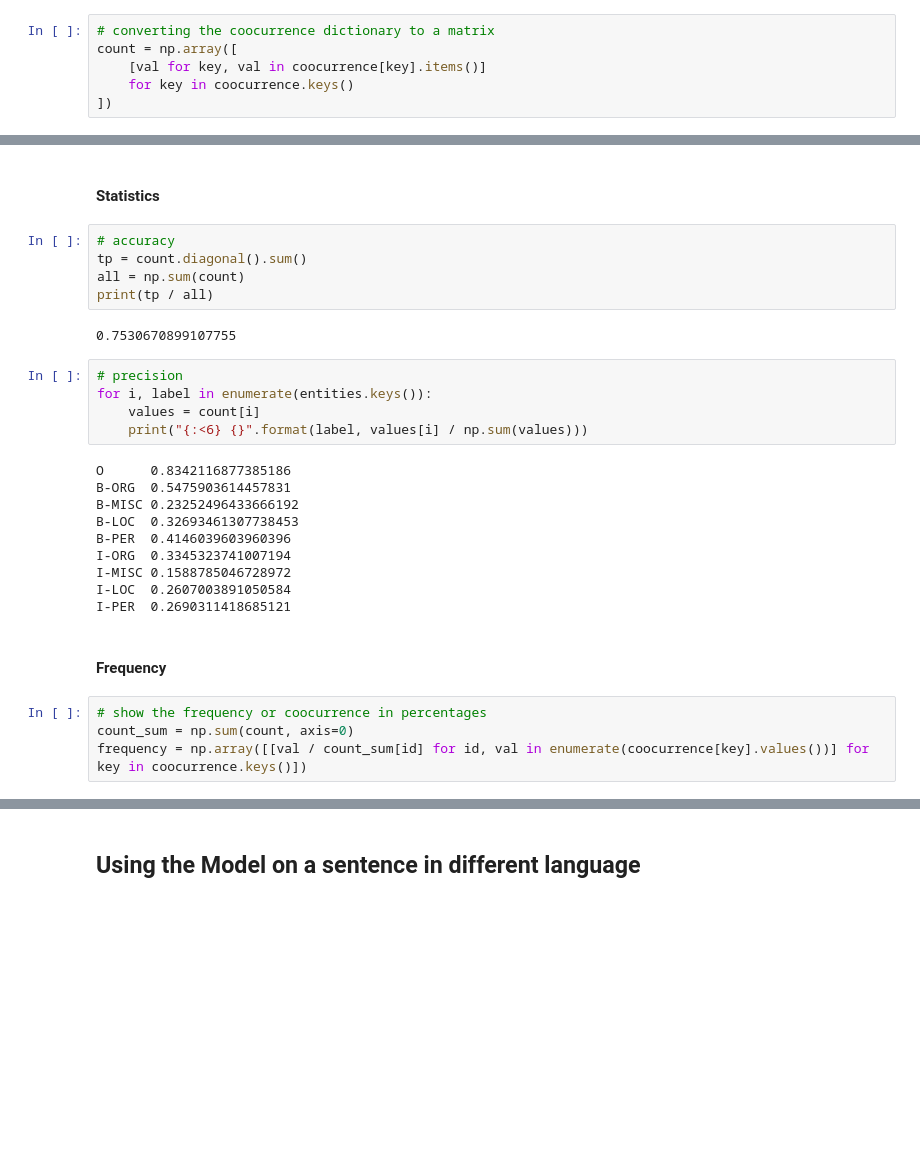
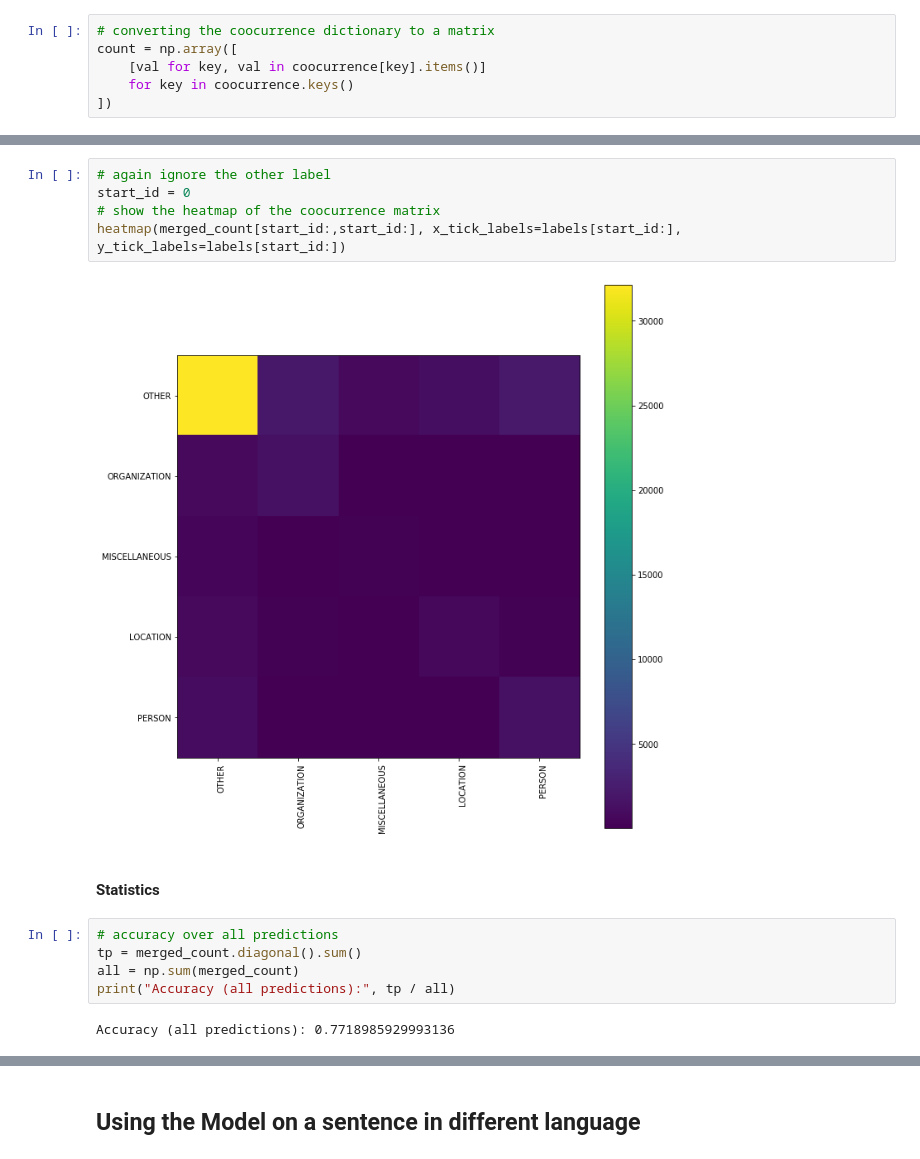
Before and after one commit to ErikNovak/research-tools, a Jupyter notebook: NLP/named_entity_recognition/notebooks/named_entity_recognition.ipynb, the cells around one changed output, grey strips where cells are left out. Cells and saved outputs as stored; diff of their text form; blank space fills up the shorter version.

```diff
--- a/NLP/named_entity_recognition/notebooks/named_entity_recognition.ipynb
+++ b/NLP/named_entity_recognition/notebooks/named_entity_recognition.ipynb
@@ -315,30 +358,16 @@ heatmap(count, x_tick_labels=list(entities.keys()), y_tick_labels=list(entities.
+# %%
+# again ignore the other label
+start_id = 0
+# show the heatmap of the coocurrence matrix
+heatmap(merged_count[start_id:,start_id:], x_tick_labels=labels[start_id:], y_tick_labels=labels[start_id:])
+# %% [output]
+[figure, added]
 # %% [markdown]
 #### Statistics
 # %%
-# accuracy
-tp = count.diagonal().sum()
-all = np.sum(count)
-print(tp / all)
+# accuracy over all predictions
+tp = merged_count.diagonal().sum()
+all = np.sum(merged_count)
+print("Accuracy (all predictions):", tp / all)
 # %% [output]
-0.7530670899107755
+Accuracy (all predictions): 0.7718985929993136
-# %%
-# precision
-for i, label in enumerate(entities.keys()):
-    values = count[i]
-    print("{:<6} {}".format(label, values[i] / np.sum(values)))
-# %% [output]
-O      0.8342116877385186
-B-ORG  0.5475903614457831
-B-MISC 0.23252496433666192
-B-LOC  0.32693461307738453
-B-PER  0.4146039603960396
-I-ORG  0.3345323741007194
-I-MISC 0.1588785046728972
-I-LOC  0.2607003891050584
-I-PER  0.2690311418685121
-# %% [markdown]
-#### Frequency
-# %%
-# show the frequency or coocurrence in percentages
-count_sum = np.sum(count, axis=0)
-frequency = np.array([[val / count_sum[id] for id, val in enumerate(coocurrence[key].values())] for key in coocurrence.keys()])
```
Also changed, not shown: parts of 9 cells of this notebook.
